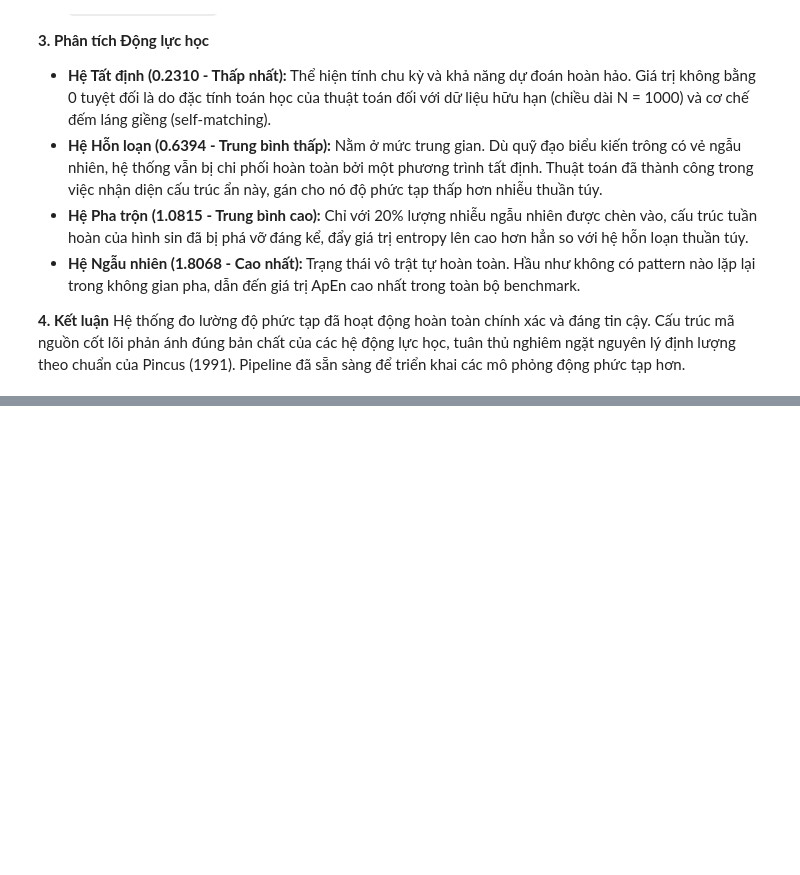
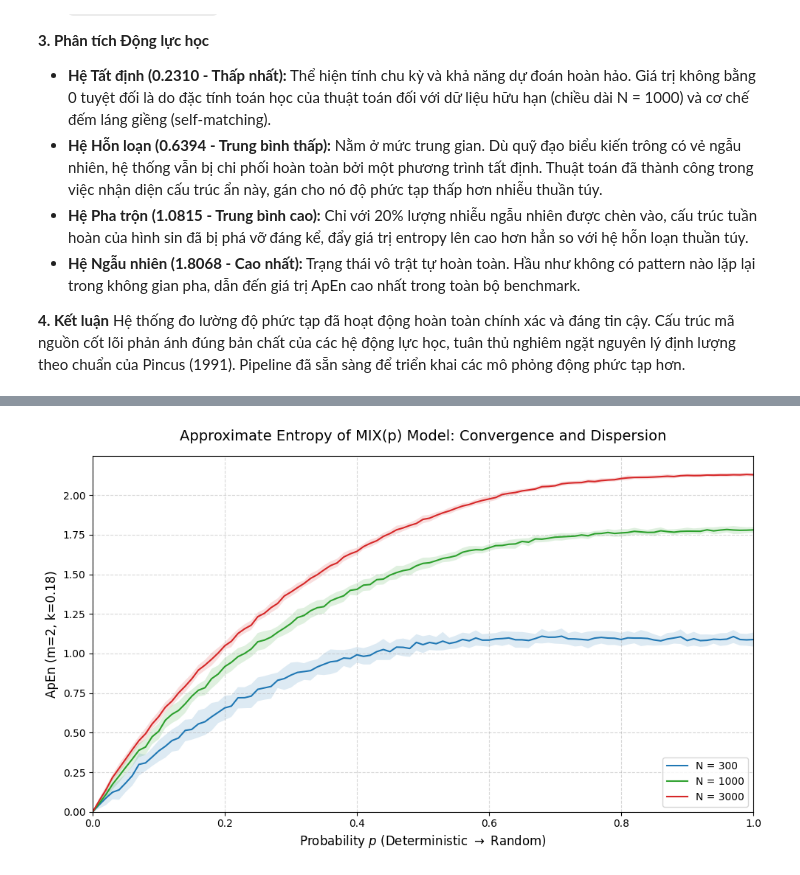
Before and after one commit to Vutu2003/Nonlinear-Time-Series-Analysis, a Jupyter notebook: paper_replications/Pinus_1991_Approximate_Entropy.ipynb, the cells around one changed output, grey strips where cells are left out. Drawn from its saved outputs; the diff is of its cells as text; code cells hidden in the pictures; blank space fills up the shorter version.

Commit message:
Add Exxperiment2: ApEn for MIX(p)  Monte Carlo simulation

```diff
--- a/paper_replications/Pinus_1991_Approximate_Entropy.ipynb
+++ b/paper_replications/Pinus_1991_Approximate_Entropy.ipynb
@@ -173,3 +173,76 @@ Sine < MIX < Noise      : PASS ✓
 
 **4. Kết luận**
 Hệ thống đo lường độ phức tạp đã hoạt động hoàn toàn chính xác và đáng tin cậy. Cấu trúc mã nguồn cốt lõi phản ánh đúng bản chất của các hệ động lực học, tuân thủ nghiêm ngặt nguyên lý định lượng theo chuẩn của Pincus (1991). Pipeline đã sẵn sàng để triển khai các mô phỏng động phức tạp hơn.
+# %%
+if __name__ == "__main__":
+    np.random.seed(42) # Cố định seed cho Monte Carlo
+
+    # 1. Không gian tham số (Parameter Grid)
+    p_values = np.linspace(0, 1.0, 101)  # 101 điểm từ 0.0 đến 1.0
+    N_values = [300, 1000, 3000]
+    K_iterations = 30
+    m_val = 2
+    k_val = 0.18  # Chuẩn hóa tên biến theo API: r = k * SD
+
+    # Cấu trúc lưu trữ thống kê
+    results_mean = {N: np.zeros(len(p_values)) for N in N_values}
+    results_std = {N: np.zeros(len(p_values)) for N in N_values}
+
+    print(f"Bắt đầu mô phỏng Monte Carlo (K={K_iterations} iterations/point)...")
+    print(f"Tổng số lượt tính ApEn: {len(p_values) * len(N_values) * K_iterations}")
+
+    # 2. Vòng lặp Monte Carlo
+    for N in N_values:
+        print(f"\n--- Đang xử lý độ dài chuỗi N = {N} ---")
+        for i, p in enumerate(p_values):
+            apen_k_array = np.zeros(K_iterations)
+
+            for k_iter in range(K_iterations):
+                mix_seq = generate_mix(N, p)
+                apen_k_array[k_iter] = approx_entropy(mix_seq, m=m_val, k=k_val)
+
+            # Tổng hợp thống kê
+            results_mean[N][i] = np.mean(apen_k_array)
+            results_std[N][i] = np.std(apen_k_array, ddof=1)
+
+            if (i % 20 == 0) or (i == 100):
+                print(f"  Tiến độ: p = {p:.2f} | Mean = {results_mean[N][i]:.4f} | Std = {results_std[N][i]:.4f}")
+
+        # 3. Sanity Check: Relative Consistency (Tính gần đơn điệu)
+        eps = 0.02
+        is_monotonic = np.all(np.diff(results_mean[N]) >= -eps)
+        print(f"  => Check Relative Consistency (eps={eps}): {'PASS ✓' if is_monotonic else 'FAIL ✗'}")
+
+    # 4. Caching: Lưu trữ dữ liệu thô ra file npz
+    save_dict = {'p_values': p_values, 'N_values': N_values}
+    for N in N_values:
+        save_dict[f'mean_N{N}'] = results_mean[N]
+        save_dict[f'std_N{N}'] = results_std[N]
+
+    np.savez("mix_benchmark.npz", **save_dict)
+    print("\n[OK] Đã lưu kết quả thống kê thô vào 'mix_benchmark.npz'")
+
+    # 5. Kết xuất đồ thị băng sai số (Error Bands)
+    plt.figure(figsize=(10, 6))
+    colors = {300: '#1f77b4', 1000: '#2ca02c', 3000: '#d62728'}
+
+    for N in N_values:
+        mu = results_mean[N]
+        sigma = results_std[N]
+
+        plt.plot(p_values, mu, color=colors[N], linewidth=1.5, label=f'N = {N}')
+        plt.fill_between(p_values, mu - sigma, mu + sigma, color=colors[N], alpha=0.15, edgecolor='none')
+
+    plt.title('Approximate Entropy of MIX(p) Model: Convergence and Dispersion', fontsize=14, pad=15)
+    plt.xlabel('Probability $p$ (Deterministic $\\rightarrow$ Random)', fontsize=12)
+    plt.ylabel(f'ApEn (m={m_val}, k={k_val})', fontsize=12) # Cập nhật theo API
+    plt.legend(loc='lower right', frameon=True)
+    plt.grid(True, linestyle='--', alpha=0.5)
+
+    # Giới hạn trục đồ thị
+    plt.xlim([0, 1.0])
+    plt.ylim(bottom=0) # Đảm bảo đồ thị không biểu diễn các giá trị entropy âm vô lý
+
+    plt.tight_layout()
+    plt.show()
+# %% [output]
@@ -175,0 +266 @@ Hệ thống đo lường độ phức tạp đã hoạt động hoàn toàn ch
+[figure, added]
```
Also changed, not shown: parts of 1 cell of this notebook.
